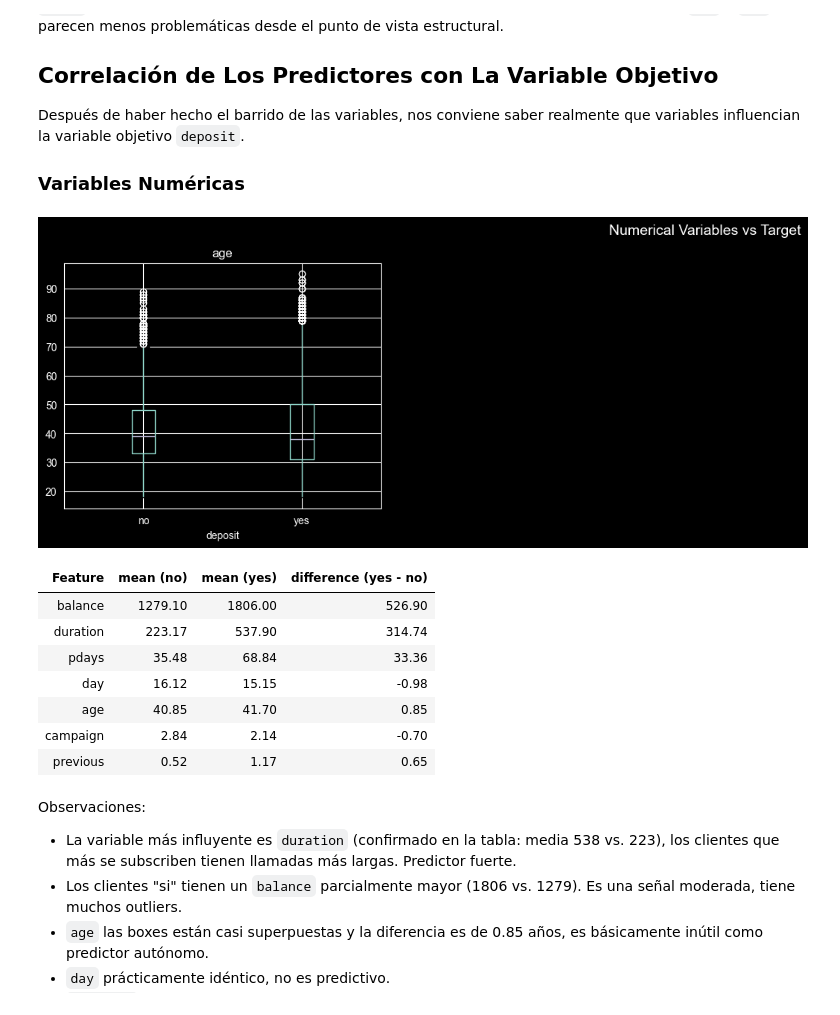
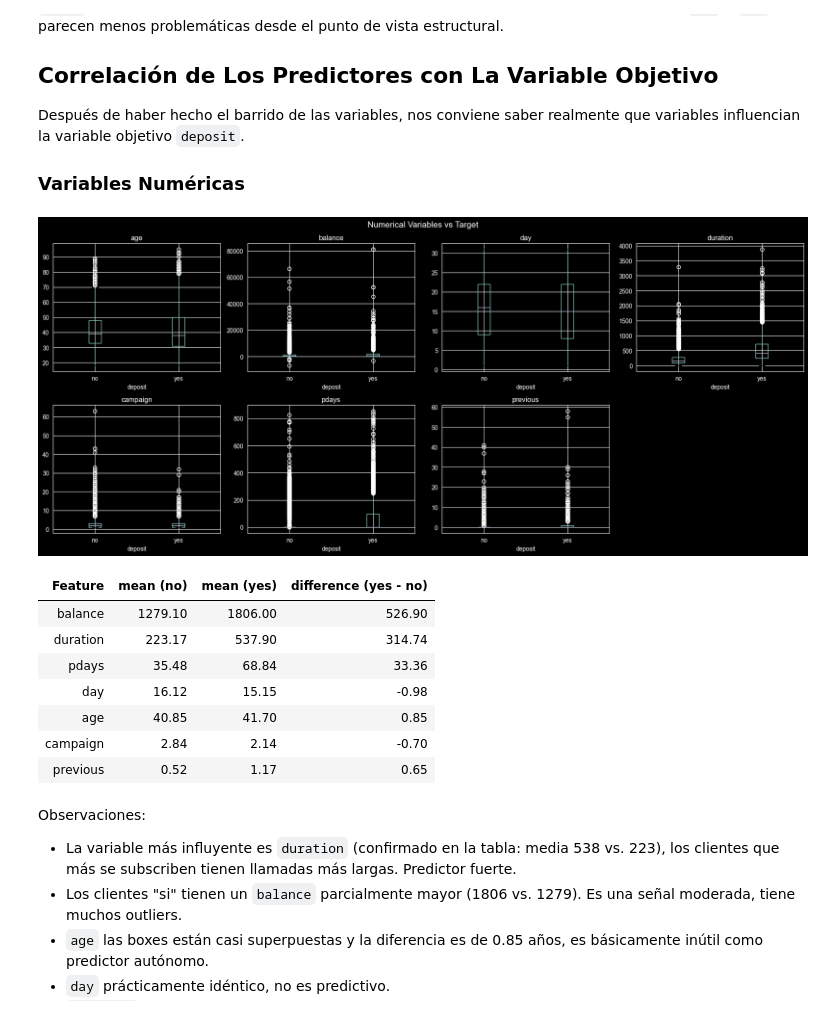
Before and after one commit to mathiasaiva/AA_primera_practica, a Jupyter notebook: notebooks/01_EDA_and_modeling.ipynb, the cells around one changed output. Saved outputs shown, nothing was run; the diff lists cells and outputs as text; code cells hidden in the pictures.

```diff
--- a/notebooks/01_EDA_and_modeling.ipynb
+++ b/notebooks/01_EDA_and_modeling.ipynb
@@ -298,30 +299,30 @@ Después de haber hecho el barrido de las variables, nos conviene saber realment
 # %%
 num_cols = df_train.select_dtypes(include="number").columns.tolist()
 
 fig, axes = plt.subplots(2, 4, figsize=(18, 8))
 axes = axes.flatten()
 
 for i, col in enumerate(num_cols):
     df_train.boxplot(column=col, by="deposit", ax=axes[i])
     axes[i].set_title(col)
     axes[i].set_xlabel("deposit")
 
-    for j in range(i + 1, len(axes)):
-        axes[j].set_visible(False)
+for j in range(len(num_cols), len(axes)):
+    axes[j].set_visible(False)
 
 plt.suptitle("Numerical Variables vs Target", fontsize=14)
 plt.tight_layout()
 plt.show()
 
 mean_by_class = df_train.groupby("deposit")[num_cols].mean().T
 mean_by_class.columns = ["mean (no)", "mean (yes)"]
 mean_by_class["difference (yes - no)"] = mean_by_class["mean (yes)"] - mean_by_class["mean (no)"]
 mean_by_class["abs_diff"] = mean_by_class["difference (yes - no)"].abs()
 mean_by_class = mean_by_class.sort_values("abs_diff", ascending=False).drop(columns="abs_diff")
 
 show_df(mean_by_class.reset_index().rename(columns={"index": "Feature"}))
 # %% [output]
-[figure, old version]
+[figure, new version]
 | Feature | mean (no) | mean (yes) | difference (yes - no) |
 | balance | 1279.10 | 1806.00 | 526.90 |
 | duration | 223.17 | 537.90 | 314.74 |
```
Also changed, not shown: parts of 13 cells of this notebook.
